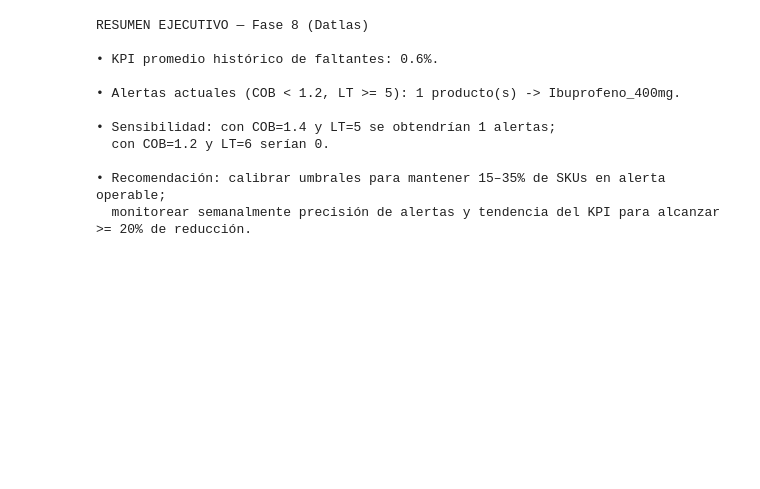
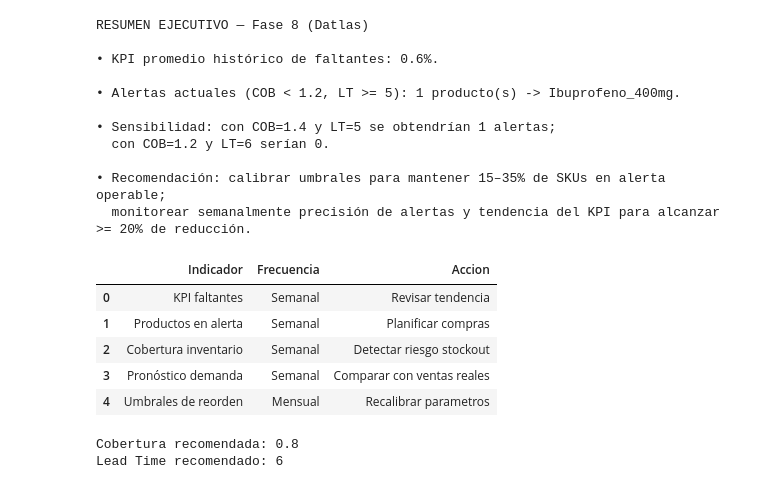
Before and after one commit to Michael07-mn/Metodologia-DATLAS-para-analitica, a Jupyter notebook: Aut_2_Metodología.ipynb, the cells around one changed output. Drawn from its saved outputs; the diff is of its cells as text; code cells hidden in the pictures; blank space fills up the shorter version.

```diff
--- a/Aut_2_Metodología.ipynb
+++ b/Aut_2_Metodología.ipynb
@@ -332,3 +355,59 @@ RESUMEN EJECUTIVO — Fase 8 (Datlas)
 
 • Recomendación: calibrar umbrales para mantener 15–35% de SKUs en alerta operable;
   monitorear semanalmente precisión de alertas y tendencia del KPI para alcanzar >= 20% de reducción.
+# %%
+checklist = pd.DataFrame({
+    "Indicador":[
+        "KPI faltantes",
+        "Productos en alerta",
+        "Cobertura inventario",
+        "Pronóstico demanda",
+        "Umbrales de reorden"
+    ],
+    "Frecuencia":[
+        "Semanal",
+        "Semanal",
+        "Semanal",
+        "Semanal",
+        "Mensual"
+    ],
+    "Accion":[
+        "Revisar tendencia",
+        "Planificar compras",
+        "Detectar riesgo stockout",
+        "Comparar con ventas reales",
+        "Recalibrar parametros"
+    ]
+})
+
+display(checklist)
+# %% [output]
+|  | Indicador | Frecuencia | Accion |
+| 0 | KPI faltantes | Semanal | Revisar tendencia |
+| 1 | Productos en alerta | Semanal | Planificar compras |
+| 2 | Cobertura inventario | Semanal | Detectar riesgo stockout |
+| 3 | Pronóstico demanda | Semanal | Comparar con ventas reales |
+| 4 | Umbrales de reorden | Mensual | Recalibrar parametros |
+# %%
+def recalibrar_umbrales(kpi_faltante):
+
+    umbral_cobertura = 1.0
+    umbral_leadtime = 5
+
+    if kpi_faltante > 20:
+        umbral_cobertura = 1.5
+        umbral_leadtime = 4
+
+    elif kpi_faltante < 10:
+        umbral_cobertura = 0.8
+        umbral_leadtime = 6
+
+    return umbral_cobertura, umbral_leadtime
+
+nuevo_cob, nuevo_lt = recalibrar_umbrales(kpi_baseline)
+
+print(f"Cobertura recomendada: {nuevo_cob}")
+print(f"Lead Time recomendado: {nuevo_lt}")
+# %% [output]
+Cobertura recomendada: 0.8
+Lead Time recomendado: 6
```
Also changed, not shown: parts of 2 cells of this notebook.
